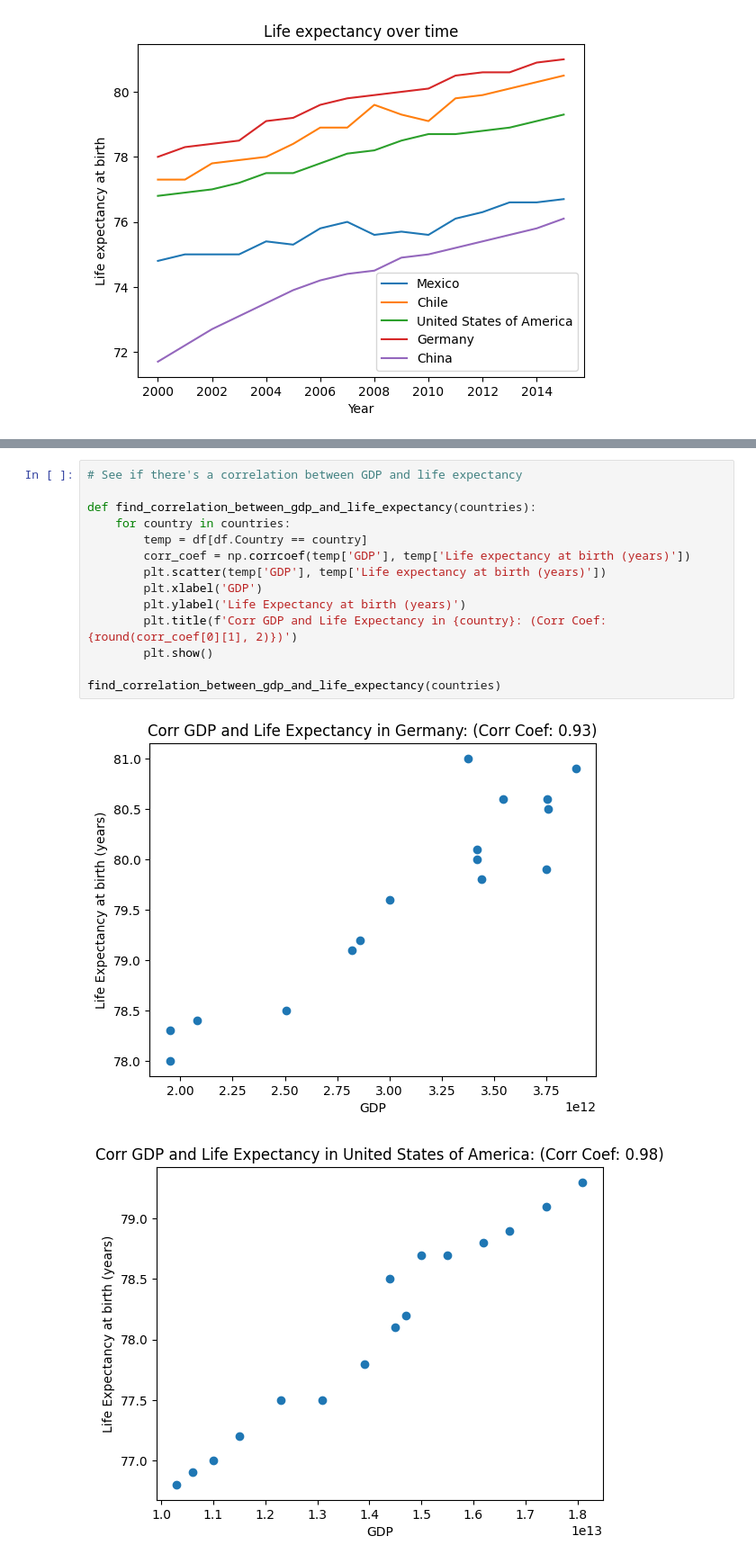
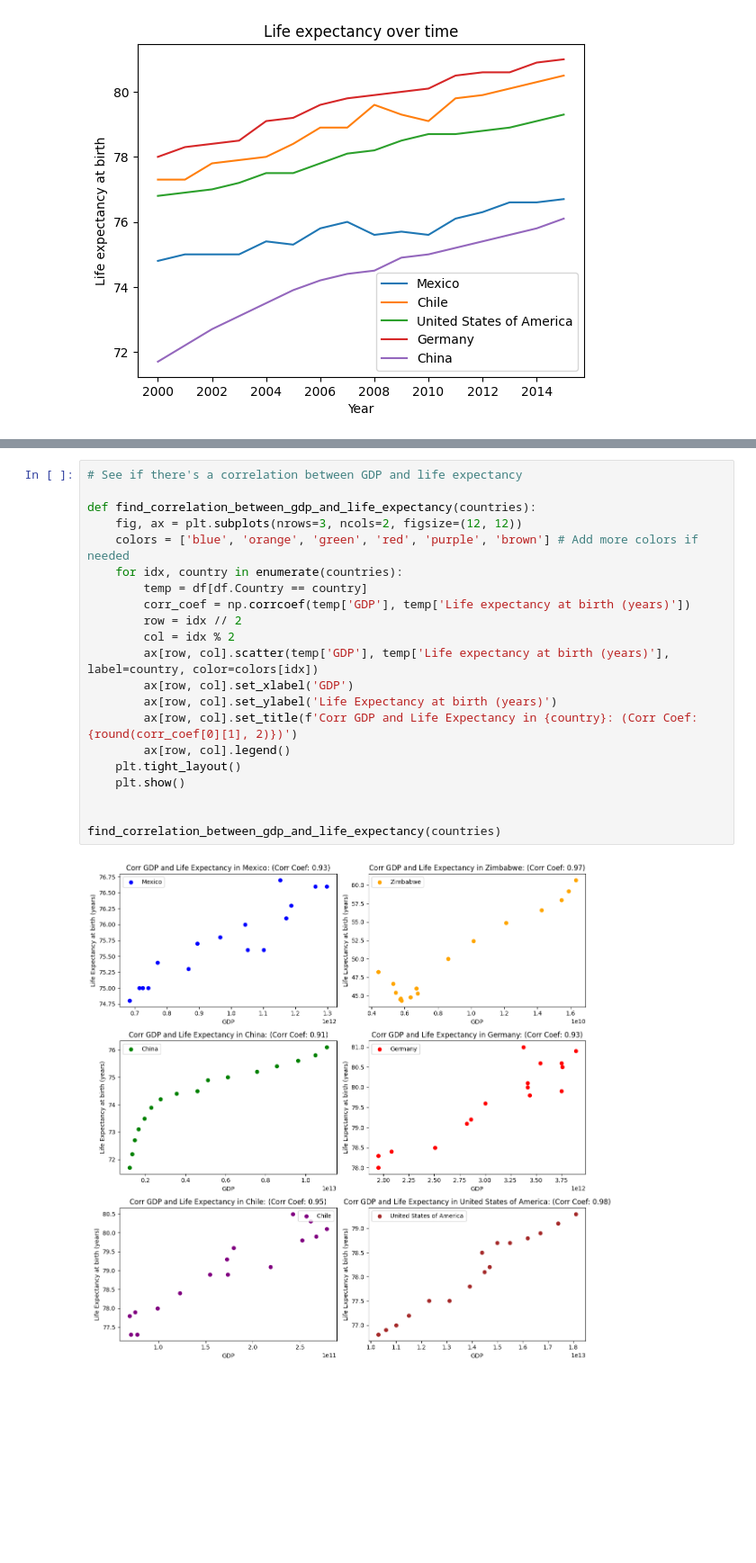
Before and after one commit to jakobhes/life-expectancy-and-gdp, a Jupyter notebook: life_expectancy_gdp.ipynb, the cells around one changed output, grey strips where cells are left out. Shown at 90% size. Saved outputs shown, nothing was run; the diff lists cells and outputs as text; blank space fills up the shorter version.

```diff
--- a/life_expectancy_gdp.ipynb
+++ b/life_expectancy_gdp.ipynb
@@ -95,17 +96,23 @@ show_gdp_for_each_country(countries)
 # %%
 # See if there's a correlation between GDP and life expectancy
 
 def find_correlation_between_gdp_and_life_expectancy(countries):
-    for country in countries:
+    fig, ax = plt.subplots(nrows=3, ncols=2, figsize=(12, 12))
+    colors = ['blue', 'orange', 'green', 'red', 'purple', 'brown'] # Add more colors if needed
+    for idx, country in enumerate(countries):
         temp = df[df.Country == country]
         corr_coef = np.corrcoef(temp['GDP'], temp['Life expectancy at birth (years)'])
-        plt.scatter(temp['GDP'], temp['Life expectancy at birth (years)'])
-        plt.xlabel('GDP')
-        plt.ylabel('Life Expectancy at birth (years)')
-        plt.title(f'Corr GDP and Life Expectancy in {country}: (Corr Coef: {round(corr_coef[0][1], 2)})')
-        plt.show()
+        row = idx // 2
+        col = idx % 2
+        ax[row, col].scatter(temp['GDP'], temp['Life expectancy at birth (years)'], label=country, color=colors[idx])
+        ax[row, col].set_xlabel('GDP')
+        ax[row, col].set_ylabel('Life Expectancy at birth (years)')
+        ax[row, col].set_title(f'Corr GDP and Life Expectancy in {country}: (Corr Coef: {round(corr_coef[0][1], 2)})')
+        ax[row, col].legend()
+    plt.tight_layout()
+    plt.show()
+
 
 find_correlation_between_gdp_and_life_expectancy(countries)
 # %% [output]
-[figure, old version]
+[figure, new version]
-[figure, removed]
```
Also changed, not shown: parts of 4 cells of this notebook.
